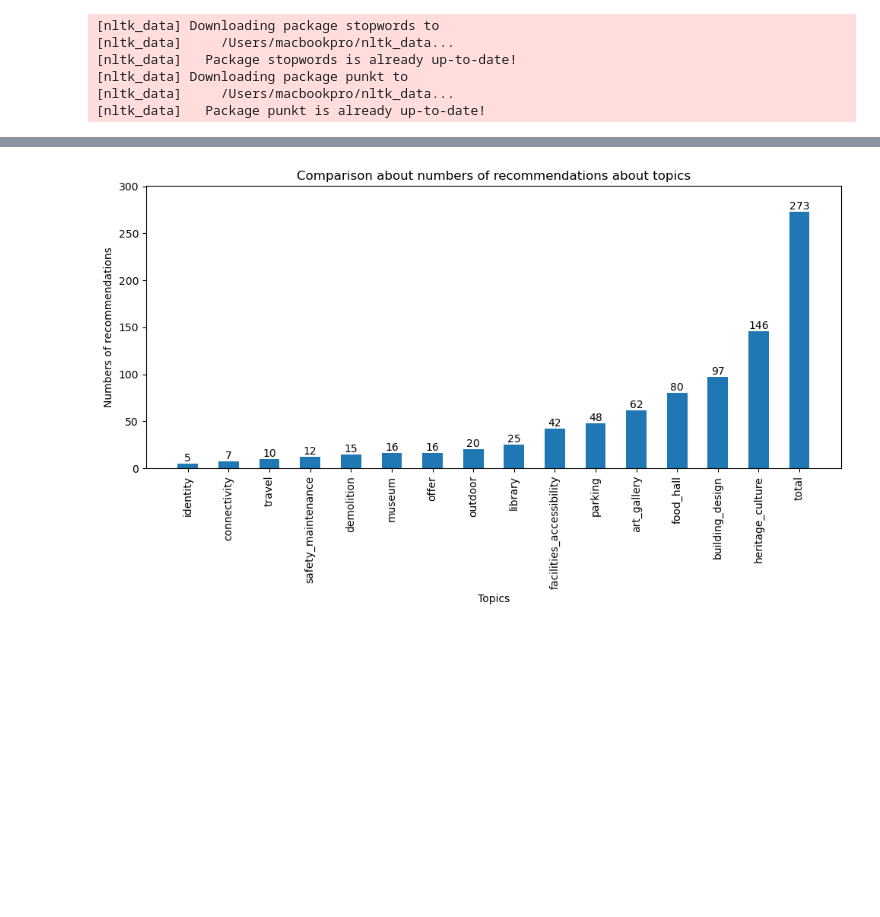
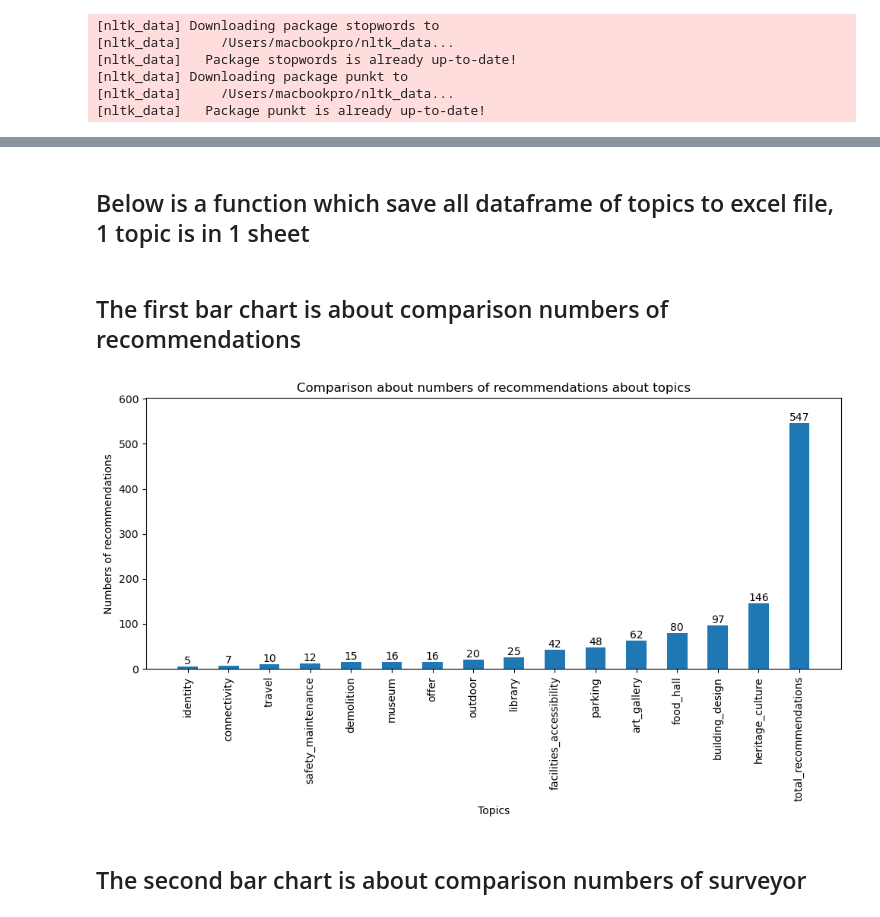
Before and after one commit to judytruchuynh/ConterContext, a Jupyter notebook: text_analysis.ipynb, the cells around one changed output, grey strips where cells are left out. Drawn from its saved outputs; the diff is of its cells as text; code cells hidden in the pictures; blank space fills up the shorter version.

```diff
--- a/text_analysis.ipynb
+++ b/text_analysis.ipynb
@@ -285,5 +286,5 @@ plot_observation_count(new_df_facilities_accessibility, df_1, "facilities_access
 # %%
-new_df_travel = new_df[new_df['Is there anything else that you would like the team to consider as they continue to develop the design of the buildings and public spaces?'].str.contains('active|travel|Transportation|Mobility|Movement', case=False)]
+new_df_travel = new_df[new_df['Recommendations'].str.contains('active|travel|Transportation|Mobility|Movement', case=False)]
 #new_df_travel
 # %%
 plot_observation_count(new_df_travel, df_1, "new_df_travel's commentors ")
@@ -292,5 +293,5 @@ plot_observation_count(new_df_travel, df_1, "new_df_travel's commentors ")
 # %%
-new_df_identity = new_df[new_df['Is there anything else that you would like the team to consider as they continue to develop the design of the buildings and public spaces?'].str.contains('identity|Character|Distinctiveness|Unique', case=False)]
+new_df_identity = new_df[new_df['Recommendations'].str.contains('identity|Character|Distinctiveness|Unique', case=False)]
 #new_df_identity
 # %%
 plot_observation_count(new_df_identity, df_1, "identity's commentors ")
@@ -299,5 +300,5 @@ plot_observation_count(new_df_identity, df_1, "identity's commentors ")
 # %%
-new_df_offer = new_df[new_df['Is there anything else that you would like the team to consider as they continue to develop the design of the buildings and public spaces?'].str.contains('offer|Community|Services|Benefits|Support', case=False)]
+new_df_offer = new_df[new_df['Recommendations'].str.contains('offer|Community|Services|Benefits|Support', case=False)]
 #new_df_offer
 # %%
 plot_observation_count(new_df_offer, df_1, "offer's commentors ")
@@ -306,5 +307,5 @@ plot_observation_count(new_df_offer, df_1, "offer's commentors ")
 # %%
-new_df_connectivity = new_df[new_df['Is there anything else that you would like the team to consider as they continue to develop the design of the buildings and public spaces?'].str.contains('Network|Interconnectivity|Integration|Linkage|connectivity|connection|mobile', case=False)]
+new_df_connectivity = new_df[new_df['Recommendations'].str.contains('Network|Interconnectivity|Integration|Linkage|connectivity|connection|mobile', case=False)]
 #new_df_connectivity
 # %%
 plot_observation_count(new_df_connectivity, df_1, "connectivity's commentors ")
@@ -313 +314,3 @@ plot_observation_count(new_df_connectivity, df_1, "connectivity's commentors ")
+# %% [markdown]
+## Below is a function which save all dataframe of topics to excel file, 1 topic is in 1 sheet
 # %%
@@ -351,6 +346,16 @@ names = ['building_design','heritage_culture','demolition','library','outdoor','
+# %% [markdown]
+## The first bar chart is about comparison numbers of recommendations
 # %%
+# Create a list of the dataframes
+list_df_splited = [new_df_building_design, new_df_heritage_culture, new_df_demolition, new_df_library, new_df_outdoor, new_df_facilities_accessibility, new_df_identity, new_df_connectivity, new_df_offer, new_df_travel, new_df_safety_maintenance, new_df_parking, new_df_art_gallery, new_df_museum, new_df_food_hall, new_df]# Create a list of names for each dataframe
+# Create a list of names for each dataframe
+name_df_splited = ['building_design','heritage_culture','demolition','library','outdoor','facilities_accessibility','identity','connectivity','offer','travel','safety_maintenance','parking','art_gallery','museum','food_hall', 'total_recommendations']
+
+
 # Call the function to plot the numbers of recommendations
-plot_lengths_comments(df_list, names)
+plot_lengths_comments(list_df_splited, name_df_splited)
 # %% [output]
-[figure, old version]
+[figure, new version]
+# %% [markdown]
+## The second bar chart is about comparison numbers of surveyor
 # %%
```
Also changed, not shown: parts of 67 cells of this notebook, 2 other files.
